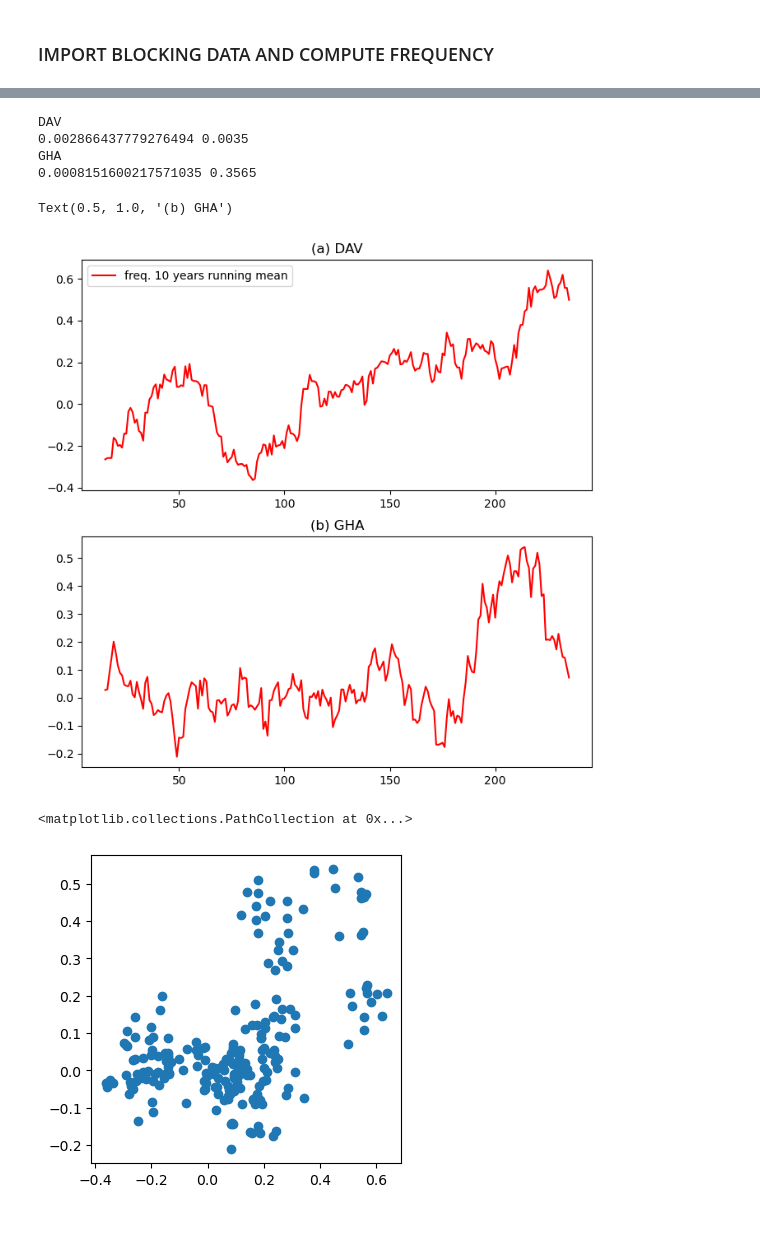
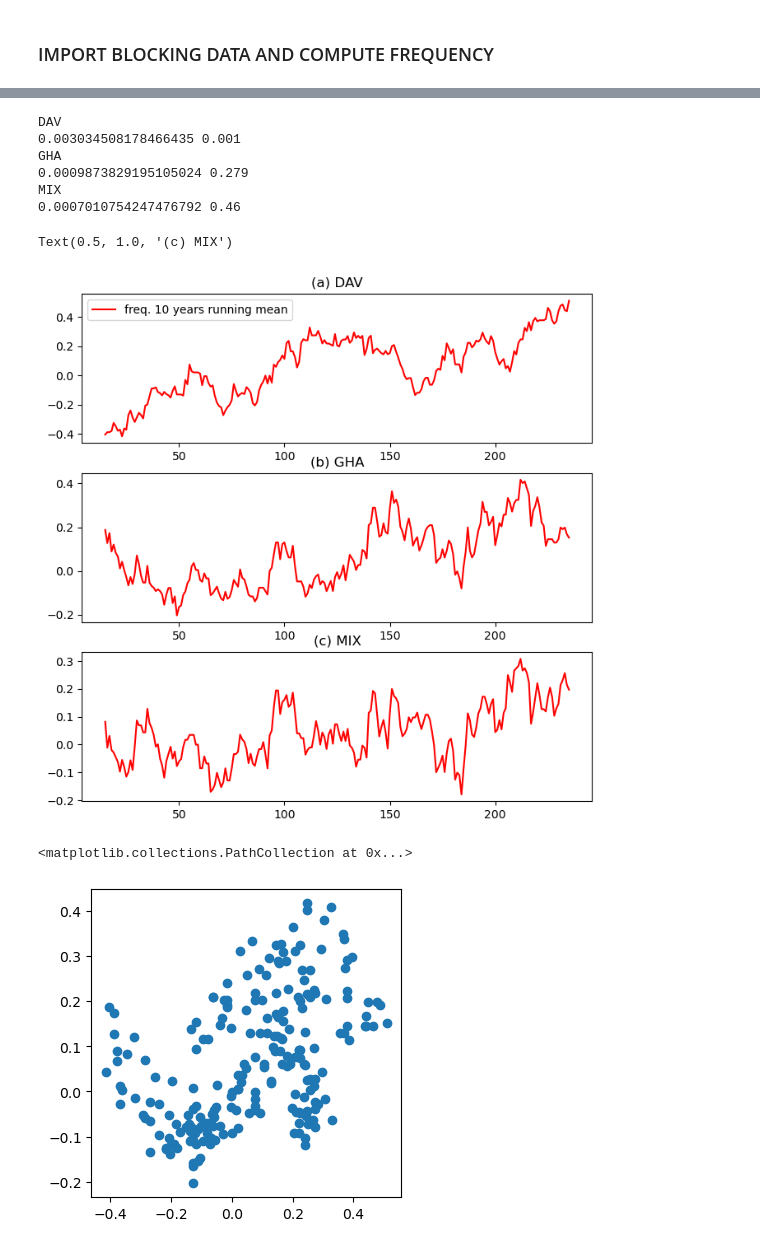
Before and after one commit to michele-filippucci/greenland_blocking, a Jupyter notebook: article_plots/Figure_1.ipynb, the cells around one changed output, grey strips where cells are left out. Drawn from its saved outputs; the diff is of its cells as text; code cells hidden in the pictures.

```diff
--- a/article_plots/Figure_1.ipynb
+++ b/article_plots/Figure_1.ipynb
@@ -127,10 +131,12 @@ dictionaries
 # %%
 ds_filt_DAV = xr.open_dataset('ERA5_northem_2.5x2.5_zg_DAV_tracked_daily_1940-2023.nc')
 ds_filt_GHA = xr.open_dataset('ERA5_northem_2.5x2.5_zg_GHA_tracked_daily_1940-2023.nc')
+ds_filt_MIX = xr.open_dataset('ERA5_northem_2.5x2.5_zg_MIX_tracked_daily_1940-2023.nc')
 #Greenland coordinates
 #convert the tracked DAV into a boolean matrix
 DAV = xr.where(ds_filt_DAV['DAV_tracked']>0,1,0)
 GHA = xr.where(ds_filt_GHA['GHA_tracked']>0,1,0)
+MIX = xr.where(ds_filt_MIX['MIX_tracked']>0,1,0)
 times = ds_filt_DAV['time']
 lons = ds_filt_DAV['lon']
 lats = ds_filt_DAV['lat']
@@ -144,29 +150,44 @@ def running_mean(data,window):
 # %%
 count_DAV = 0
 count_GHA = 0
+count_MIX = 0
 count_m = 0
 freq_per_month_DAV = []
 freq_per_month_GHA = []
+freq_per_month_MIX = []
 months = ['06','07','08']
 mask_size = np.sum(mask_xr,axis=(0,1))
 tmp = '06'
 for t,time in tqdm(enumerate(times)):
     DAV_gr = DAV.values[t,mask_bool]
     GHA_gr = GHA.values[t,mask_bool]
+    MIX_gr = MIX.values[t,mask_bool]
     #print(DAV_gr)
     month = str(time.values)[5:7]
     if month in months:
+        '''
+        #method1
         count_m += mask_size
         count_DAV += np.sum(DAV_gr,axis=(0))
         count_GHA += np.sum(GHA_gr,axis=(0))
+        count_MIX += np.sum(MIX_gr,axis=(0))
+        '''
+        #method2
+        count_m += 1
+        count_DAV += np.any(DAV_gr>0)
+        count_GHA += np.any(GHA_gr>0)
+        count_MIX += np.any(MIX_gr>0)
+
         if month != tmp:
             #print(count_m)
             #print(count)
             tmp = month
             freq_per_month_DAV.append(count_DAV/count_m)
             freq_per_month_GHA.append(count_GHA/count_m)
+            freq_per_month_MIX.append(count_MIX/count_m)
             count_DAV = 0
             count_GHA = 0
+            count_MIX = 0
             count_m = 0
 # %%
 def fit_with_bootstrap(freq_per_month,months,N_it):
@@ -194,39 +215,49 @@ for list in (freq_per_month_DAV,freq_per_month_GHA):
 # %%
 window = 10*len(months)
 freq_per_month_run_avg_DAV = running_mean(freq_per_month_DAV,window)
 freq_per_month_run_avg_GHA = running_mean(freq_per_month_GHA,window)
+freq_per_month_run_avg_MIX = running_mean(freq_per_month_MIX,window)
 years = np.arange(1940,2024,1)
 months_list = np.arange(0,len(freq_per_month_DAV),1)
 months_run_avg = months_list[int(window/2):int(-window/2)]
 
 # Fit linear regression model with errors
 pend,p_value = fit_with_bootstrap(freq_per_month_DAV,months_list,2000)
 print('DAV')
 print(pend,p_value)
 pend,p_value = fit_with_bootstrap(freq_per_month_GHA,months_list,2000)
 print('GHA')
 print(pend,p_value)
+pend,p_value = fit_with_bootstrap(freq_per_month_MIX,months_list,2000)
+print('MIX')
+print(pend,p_value)
 
-fig, axes = plt.subplots(nrows=2, ncols=1, figsize=(8, 8))
+fig, axes = plt.subplots(nrows=3, ncols=1, figsize=(8, 8))
 
 #axes[0].plot(months_list,freq_per_month_DAV,color='black',label='freq. per month')
 axes[0].plot(months_run_avg,freq_per_month_run_avg_DAV,color='r',label='freq. 10 years running mean')
 axes[0].set_title('(a) DAV')
 axes[0].legend()
 
 #axes[1].plot(months_list,freq_per_month_GHA,color='black',label='freq. per month')
 axes[1].plot(months_run_avg,freq_per_month_run_avg_GHA,color='r',label='freq. 10 years running mean')
 axes[1].set_title('(b) GHA')
+
+#axes[1].plot(months_list,freq_per_month_GHA,color='black',label='freq. per month')
+axes[2].plot(months_run_avg,freq_per_month_run_avg_MIX,color='r',label='freq. 10 years running mean')
+axes[2].set_title('(c) MIX')
 # %% [output]
 DAV
-0.002866437779276494 0.0035
+0.003034508178466435 0.001
 GHA
-0.0008151600217571035 0.3565
+0.0009873829195105024 0.279
+MIX
+0.0007010754247476792 0.46
-Text(0.5, 1.0, '(b) GHA')
+Text(0.5, 1.0, '(c) MIX')
-[figure, old version]
+[figure, new version]
 # %%
 fig, axes = plt.subplots(nrows=1, ncols=1, figsize=(4, 4))
 plt.scatter(freq_per_month_run_avg_DAV,freq_per_month_run_avg_GHA)
 # %% [output]
 <matplotlib.collections.PathCollection at 0x...>
-[figure, old version]
+[figure, new version]
```
Also changed, not shown: parts of 2 cells of this notebook, 8 other files.
